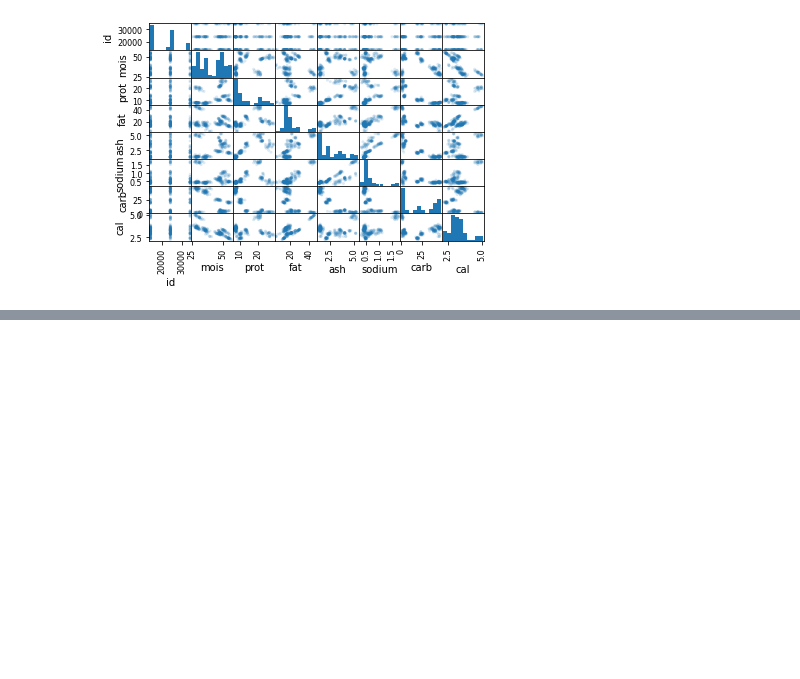
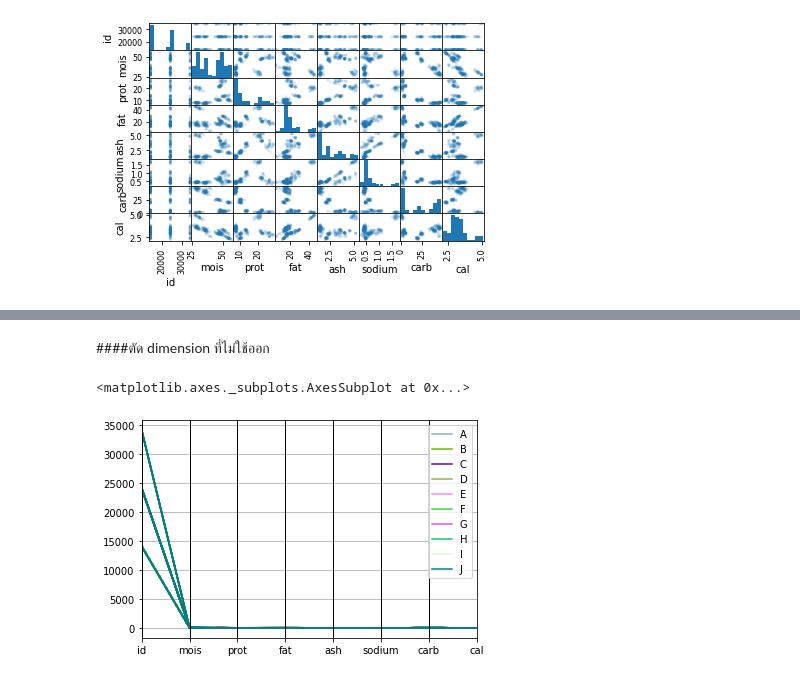
Before and after one commit to sskboonmee/multivariate, a Jupyter notebook: Exam01.ipynb, the cells around one changed output, grey strips where cells are left out. Saved outputs shown, nothing was run; the diff lists cells and outputs as text; code cells hidden in the pictures; blank space fills up the shorter version.

```diff
--- a/Exam01.ipynb
+++ b/Exam01.ipynb
@@ -299,0 +116,7 @@ plt.plot(X_pca[100:,0],X_pca[100:,1],'oy')
+# %% [markdown]
+####ตัด dimension ที่ไม่ใช้ออก
+# %%
+pd.plotting.parallel_coordinates(pizza,'brand')
+# %% [output]
+<matplotlib.axes._subplots.AxesSubplot at 0x...>
+[figure, added]
```
Also changed, not shown: parts of 58 cells of this notebook.
